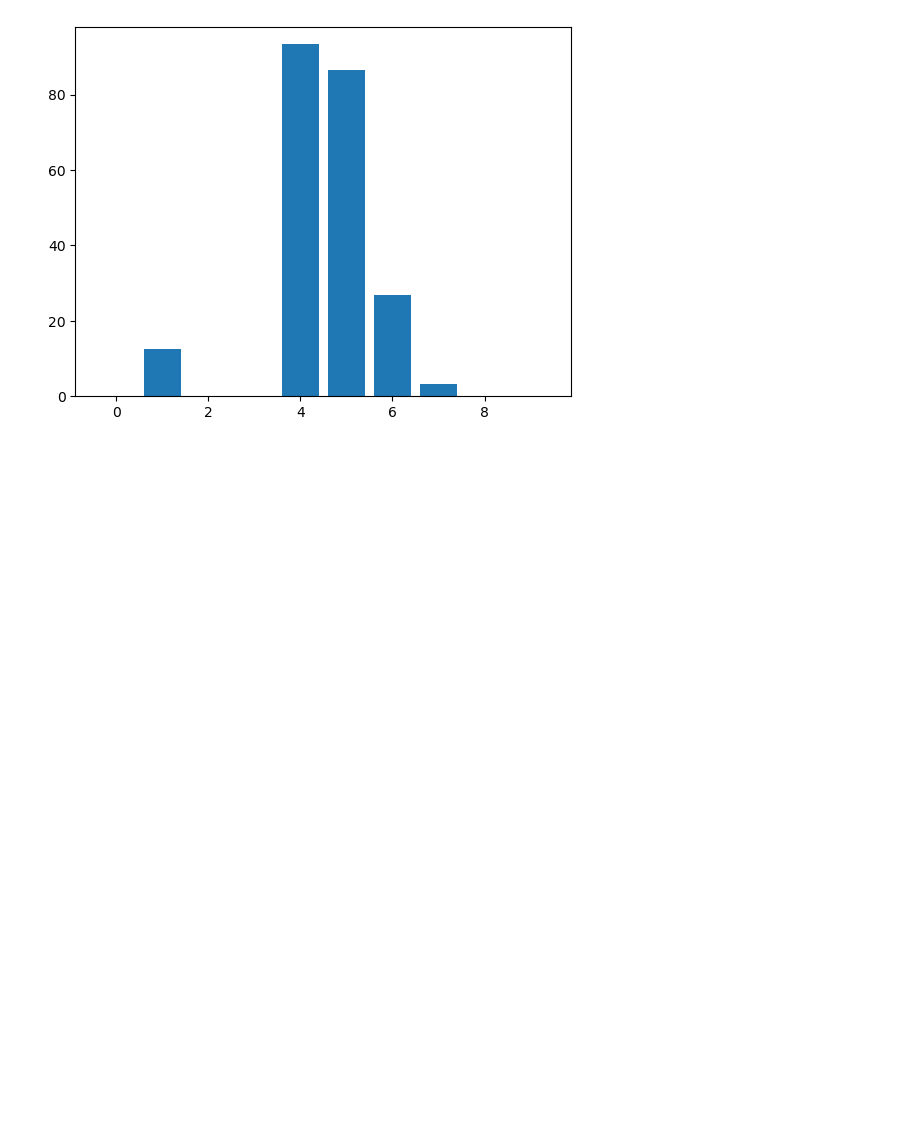
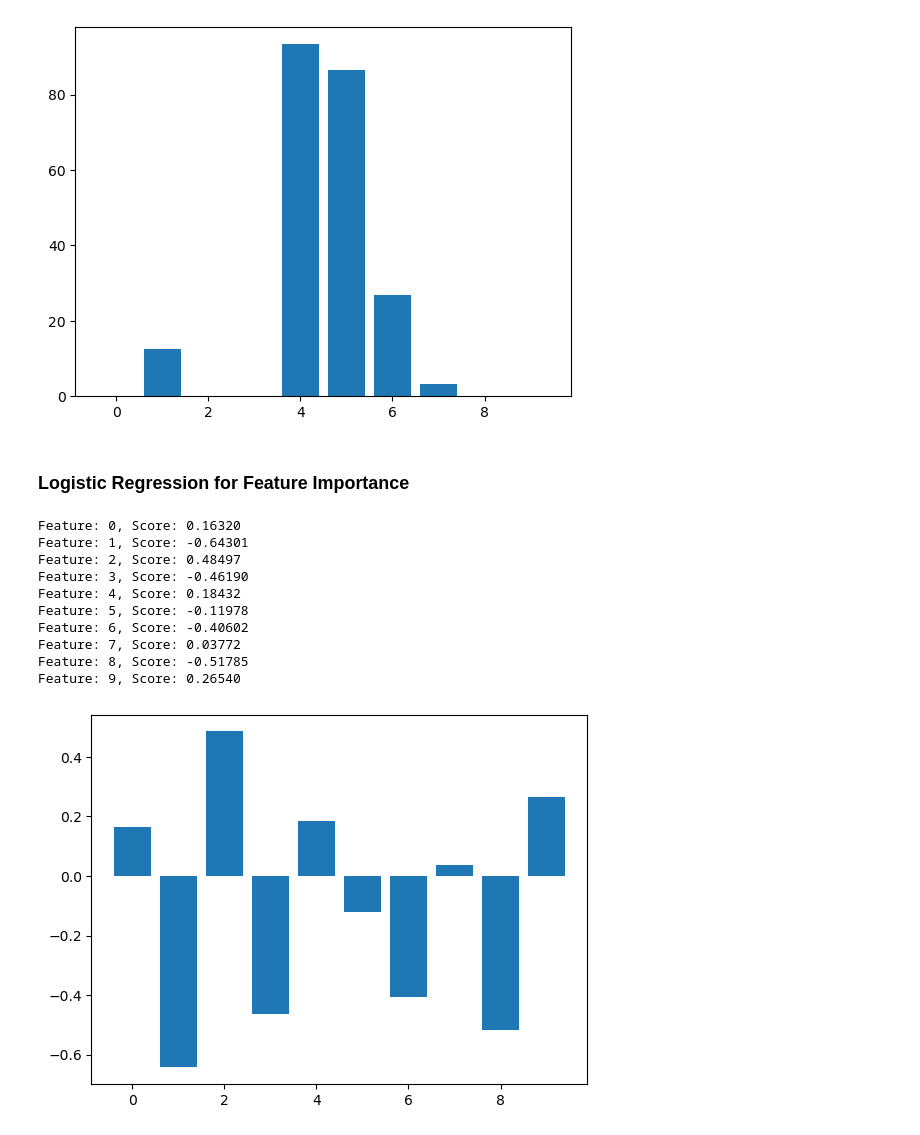
Before and after one commit to MaukanMir/Data-Preperation-For-ML, a Jupyter notebook: feature_selection.ipynb, the cells around one changed output. Cells and saved outputs as stored; diff of their text form; code cells hidden in the pictures; blank space fills up the shorter version.

Commit message:
Added new models

```diff
--- a/feature_selection.ipynb
+++ b/feature_selection.ipynb
@@ -1387,3 +1387,38 @@ Feature: 7, Score: 3.28535
 Feature: 8, Score: 0.00000
 Feature: 9, Score: -0.00000
 [figure]
+# %% [markdown]
+### Logistic Regression for Feature Importance
+# %%
+
+# logistic regression for feature importance
+from sklearn.datasets import make_classification
+from sklearn.linear_model import LogisticRegression
+from matplotlib import pyplot
+# define dataset
+X, y = make_classification(n_samples=1000, n_features=10, n_informative=5, n_redundant=5,
+    random_state=1)
+# define the model
+model = LogisticRegression()
+# fit the model
+model.fit(X, y)
+# get importance
+importance = model.coef_[0]
+# summarize feature importance
+for i,v in enumerate(importance):
+  print('Feature: %0d, Score: %.5f' % (i,v))
+# plot feature importance
+pyplot.bar([x for x in range(len(importance))], importance)
+pyplot.show()
+# %% [output]
+Feature: 0, Score: 0.16320
+Feature: 1, Score: -0.64301
+Feature: 2, Score: 0.48497
+Feature: 3, Score: -0.46190
+Feature: 4, Score: 0.18432
+Feature: 5, Score: -0.11978
+Feature: 6, Score: -0.40602
+Feature: 7, Score: 0.03772
+Feature: 8, Score: -0.51785
+Feature: 9, Score: 0.26540
+[figure, added]
```
Also changed, not shown: parts of 2 cells of this notebook.
